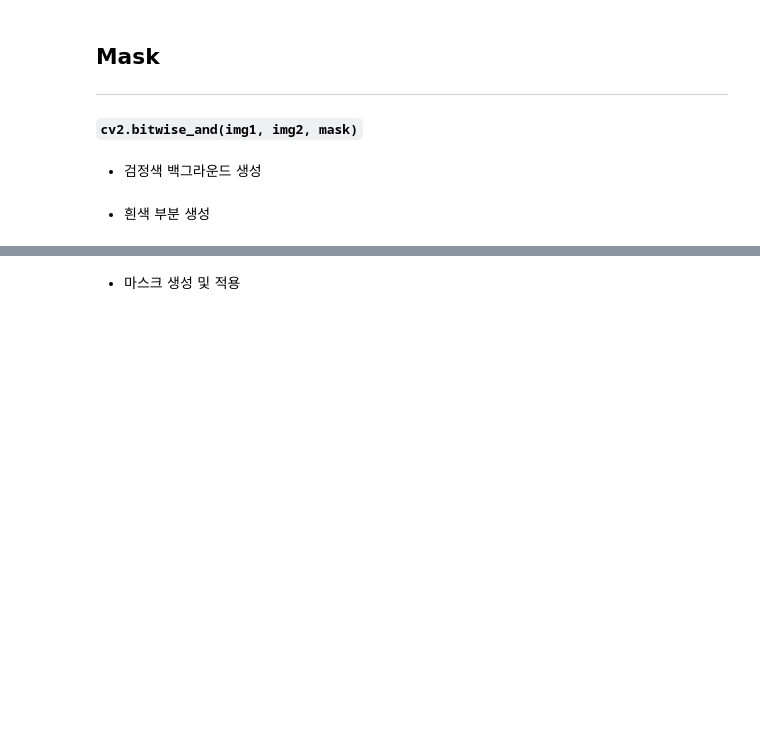
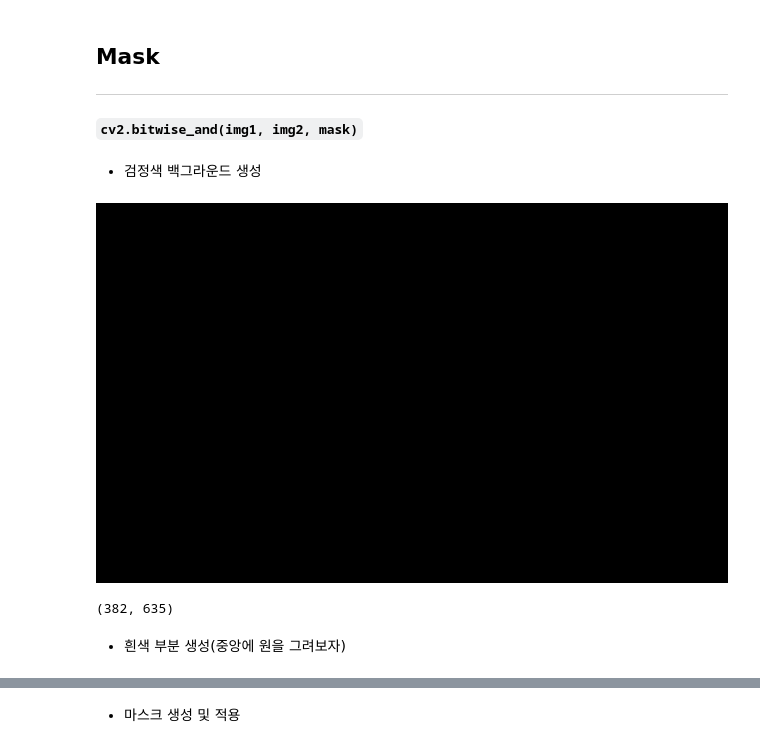
Before and after one commit to hiyeontae/SkillTreePython-DeepLearning, a Jupyter notebook: 00.추가학습/ch00_03_OpenCV기초_마스크와필터.ipynb, the cells around one changed output, grey strips where cells are left out. Drawn from its saved outputs; the diff is of its cells as text; code cells hidden in the pictures; blank space fills up the shorter version.

```diff
--- a/00.추가학습/ch00_03_OpenCV기초_마스크와필터.ipynb
+++ b/00.추가학습/ch00_03_OpenCV기초_마스크와필터.ipynb
@@ -47,5 +73,12 @@ cv2_imshow(img)
 #### `cv2.bitwise_and(img1, img2, mask)`
 # %% [markdown]
 * 검정색 백그라운드 생성
+# %%
+bkg = np.full((h,w),(0),dtype=np.uint8)
+cv2_imshow(bkg)
+bkg.shape
+# %% [output]
+[figure, added]
+(382, 635)
 # %% [markdown]
-* 흰색 부분 생성
+* 흰색 부분 생성(중앙에 원을 그려보자)
```
Also changed, not shown: parts of 17 cells of this notebook.
